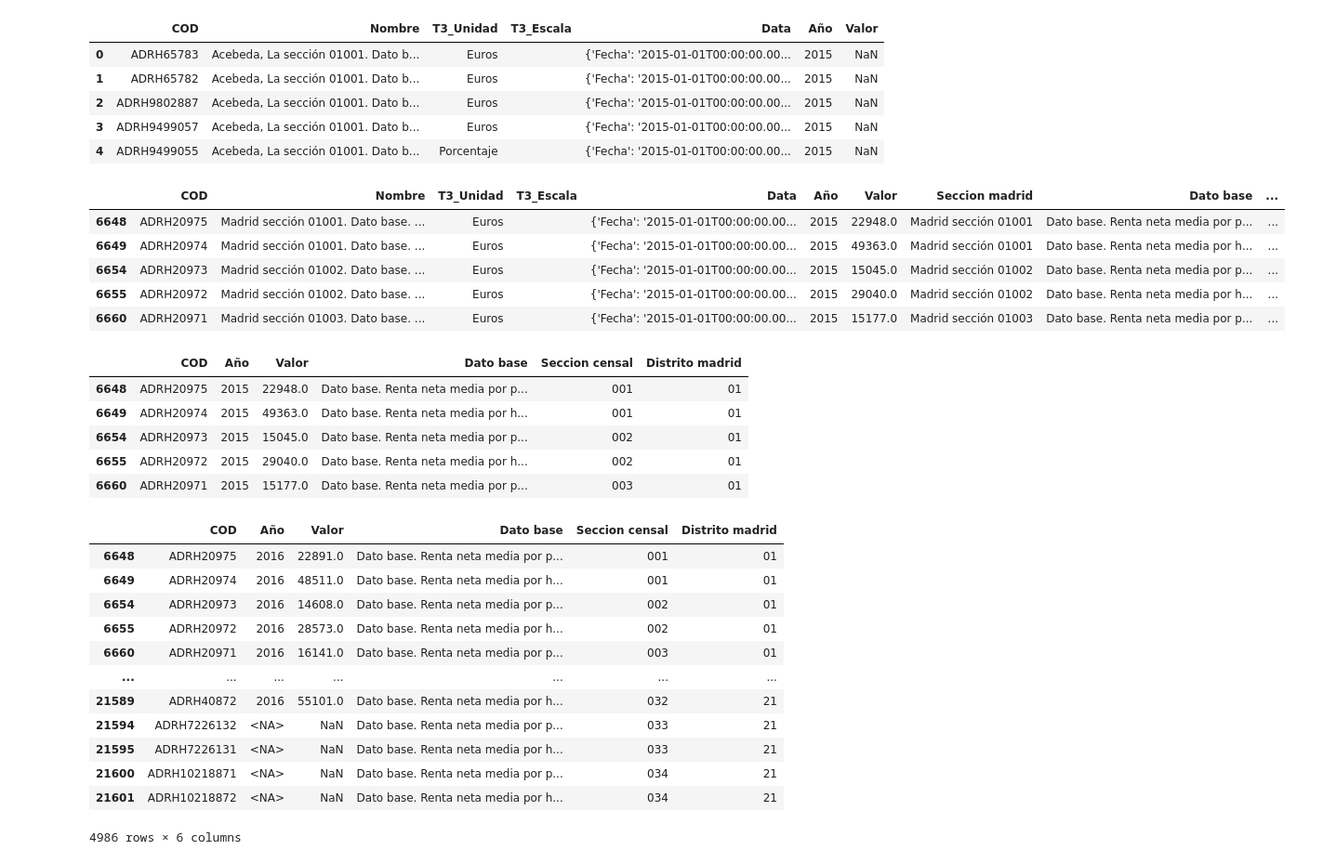
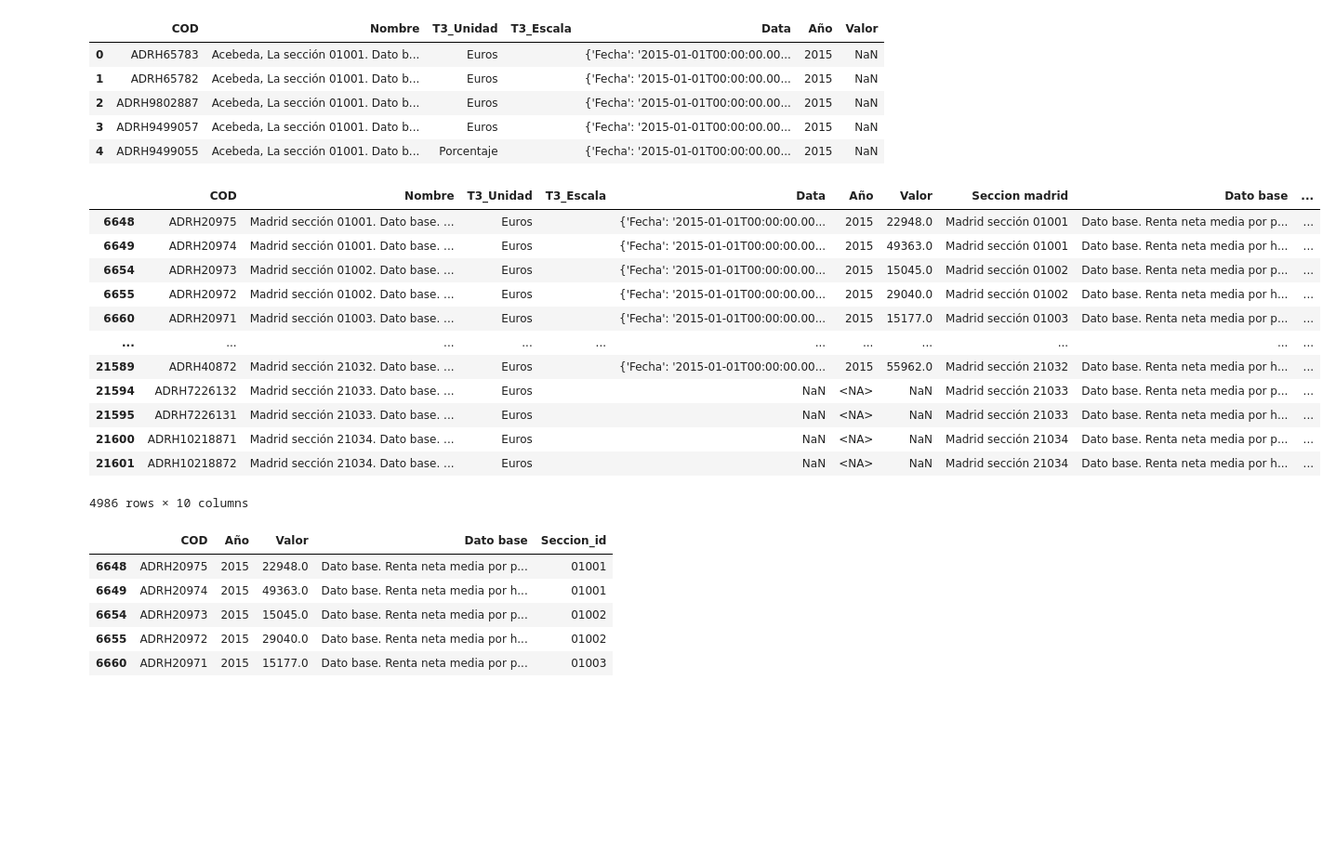
Before and after one commit to Juancarlosdelmarlostanau/proyecto-radar-de-inversion, a Jupyter notebook: renta_seccion_censal.ipynb, the cells around one changed output. Shown at 93% size. Saved outputs shown, nothing was run; the diff lists cells and outputs as text; code cells hidden in the pictures; blank space fills up the shorter version.

```diff
--- a/renta_seccion_censal.ipynb
+++ b/renta_seccion_censal.ipynb
@@ -37,25 +37,31 @@ df_sec_filtrado["Dato base"] = separacion_nombre[1].str.strip()
 # %%
 indicadores_datobase = ["Dato base. Renta neta media por persona.","Dato base. Renta neta media por hogar."]
 filtro_rentas_sec = df_sec_filtrado["Dato base"].isin(indicadores_datobase)
 df_sec_filtrado = df_sec_filtrado[filtro_rentas_sec]
-df_sec_filtrado['Seccion censal'] = df_sec_filtrado['Seccion madrid'].str[-3:]
-df_sec_filtrado['Distrito madrid'] = df_sec_filtrado['Seccion madrid'].str[-5:-3].str.strip()
-df_sec_filtrado.head()
+df_sec_filtrado['Seccion_id'] = df_sec_filtrado['Seccion madrid'].str[-5:]
+df_sec_filtrado
 # %% [output]
 |  | COD | Nombre | T3_Unidad | T3_Escala | Data | Año | Valor | Seccion madrid | Dato base | ... |
 | 6648 | ADRH20975 | Madrid sección 01001. Dato base. ... | Euros |  | {'Fecha': '2015-01-01T00:00:00.00... | 2015 | 22948.0 | Madrid sección 01001 | Dato base. Renta neta media por p... | ... |
 | 6649 | ADRH20974 | Madrid sección 01001. Dato base. ... | Euros |  | {'Fecha': '2015-01-01T00:00:00.00... | 2015 | 49363.0 | Madrid sección 01001 | Dato base. Renta neta media por h... | ... |
 | 6654 | ADRH20973 | Madrid sección 01002. Dato base. ... | Euros |  | {'Fecha': '2015-01-01T00:00:00.00... | 2015 | 15045.0 | Madrid sección 01002 | Dato base. Renta neta media por p... | ... |
 | 6655 | ADRH20972 | Madrid sección 01002. Dato base. ... | Euros |  | {'Fecha': '2015-01-01T00:00:00.00... | 2015 | 29040.0 | Madrid sección 01002 | Dato base. Renta neta media por h... | ... |
 | 6660 | ADRH20971 | Madrid sección 01003. Dato base. ... | Euros |  | {'Fecha': '2015-01-01T00:00:00.00... | 2015 | 15177.0 | Madrid sección 01003 | Dato base. Renta neta media por p... | ... |
+| ... | ... | ... | ... | ... | ... | ... | ... | ... | ... | ... |
+| 21589 | ADRH40872 | Madrid sección 21032. Dato base. ... | Euros |  | {'Fecha': '2015-01-01T00:00:00.00... | 2015 | 55962.0 | Madrid sección 21032 | Dato base. Renta neta media por h... | ... |
+| 21594 | ADRH7226132 | Madrid sección 21033. Dato base. ... | Euros |  | NaN | <NA> | NaN | Madrid sección 21033 | Dato base. Renta neta media por p... | ... |
+| 21595 | ADRH7226131 | Madrid sección 21033. Dato base. ... | Euros |  | NaN | <NA> | NaN | Madrid sección 21033 | Dato base. Renta neta media por h... | ... |
+| 21600 | ADRH10218871 | Madrid sección 21034. Dato base. ... | Euros |  | NaN | <NA> | NaN | Madrid sección 21034 | Dato base. Renta neta media por p... | ... |
+| 21601 | ADRH10218872 | Madrid sección 21034. Dato base. ... | Euros |  | NaN | <NA> | NaN | Madrid sección 21034 | Dato base. Renta neta media por h... | ... |
+4986 rows × 10 columns
 # %%
 columnas_drop1 = ["Data", "T3_Escala", "T3_Unidad", "Nombre", "Seccion madrid"]
-df_madrid_seccion2015 = df_sec_filtrado.drop(columns=columnas_drop1).rename(columns={"Fecha": "Año"})
-df_madrid_seccion2015.head()
+df_madrid_seccion_2015 = df_sec_filtrado.drop(columns=columnas_drop1).rename(columns={"Fecha": "Año"})
+df_madrid_seccion_2015.head()
 # %% [output]
-|  | COD | Año | Valor | Dato base | Seccion censal | Distrito madrid |
-| 6648 | ADRH20975 | 2015 | 22948.0 | Dato base. Renta neta media por p... | 001 | 01 |
-| 6649 | ADRH20974 | 2015 | 49363.0 | Dato base. Renta neta media por h... | 001 | 01 |
-| 6654 | ADRH20973 | 2015 | 15045.0 | Dato base. Renta neta media por p... | 002 | 01 |
-| 6655 | ADRH20972 | 2015 | 29040.0 | Dato base. Renta neta media por h... | 002 | 01 |
-| 6660 | ADRH20971 | 2015 | 15177.0 | Dato base. Renta neta media por p... | 003 | 01 |
+|  | COD | Año | Valor | Dato base | Seccion_id |
+| 6648 | ADRH20975 | 2015 | 22948.0 | Dato base. Renta neta media por p... | 01001 |
+| 6649 | ADRH20974 | 2015 | 49363.0 | Dato base. Renta neta media por h... | 01001 |
+| 6654 | ADRH20973 | 2015 | 15045.0 | Dato base. Renta neta media por p... | 01002 |
+| 6655 | ADRH20972 | 2015 | 29040.0 | Dato base. Renta neta media por h... | 01002 |
+| 6660 | ADRH20971 | 2015 | 15177.0 | Dato base. Renta neta media por p... | 01003 |
@@ -104,19 +115,3 @@ df_madrid_seccion_2019 = procesar_datos_ine(url2019)
 df_madrid_seccion_2020 = procesar_datos_ine(url2020)
 df_madrid_seccion_2021 = procesar_datos_ine(url2021)
 df_madrid_seccion_2022 = procesar_datos_ine(url2022)
-# %%
-df_madrid_seccion_2016
-# %% [output]
-|  | COD | Año | Valor | Dato base | Seccion censal | Distrito madrid |
-| 6648 | ADRH20975 | 2016 | 22891.0 | Dato base. Renta neta media por p... | 001 | 01 |
-| 6649 | ADRH20974 | 2016 | 48511.0 | Dato base. Renta neta media por h... | 001 | 01 |
-| 6654 | ADRH20973 | 2016 | 14608.0 | Dato base. Renta neta media por p... | 002 | 01 |
-| 6655 | ADRH20972 | 2016 | 28573.0 | Dato base. Renta neta media por h... | 002 | 01 |
-| 6660 | ADRH20971 | 2016 | 16141.0 | Dato base. Renta neta media por p... | 003 | 01 |
-| ... | ... | ... | ... | ... | ... | ... |
-| 21589 | ADRH40872 | 2016 | 55101.0 | Dato base. Renta neta media por h... | 032 | 21 |
-| 21594 | ADRH7226132 | <NA> | NaN | Dato base. Renta neta media por p... | 033 | 21 |
-| 21595 | ADRH7226131 | <NA> | NaN | Dato base. Renta neta media por h... | 033 | 21 |
-| 21600 | ADRH10218871 | <NA> | NaN | Dato base. Renta neta media por p... | 034 | 21 |
-| 21601 | ADRH10218872 | <NA> | NaN | Dato base. Renta neta media por h... | 034 | 21 |
-4986 rows × 6 columns
```
Also changed, not shown: parts of 15 cells of this notebook, 3 other files.
